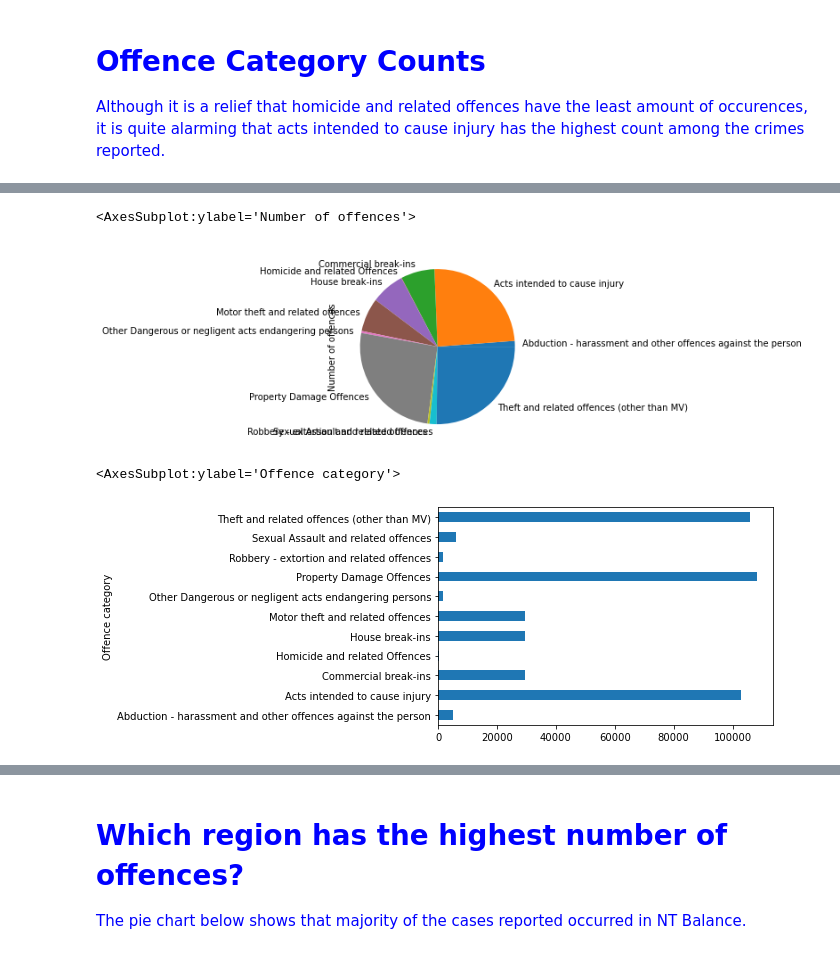
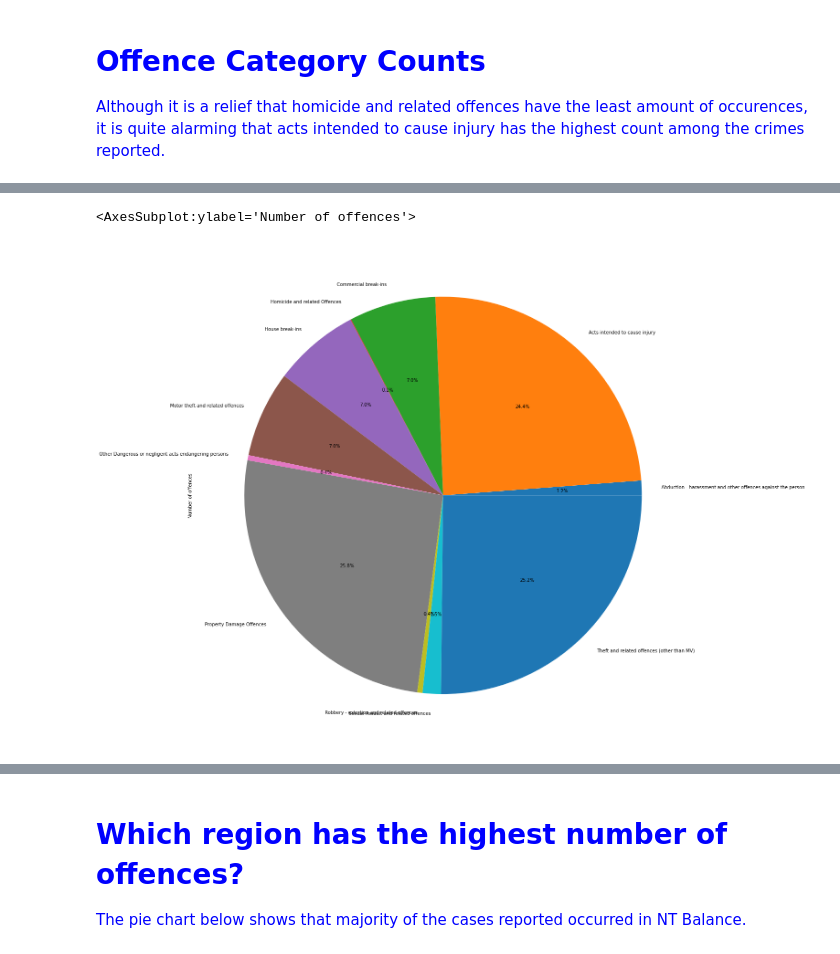
Before and after one commit to ShantiRoseCodes/solo_project, a Jupyter notebook: Domestic Violence.ipynb, the cells around one changed output, grey strips where cells are left out. Drawn from its saved outputs; the diff is of its cells as text; code cells hidden in the pictures.

```diff
--- a/Domestic Violence.ipynb
+++ b/Domestic Violence.ipynb
@@ -33,4 +33,6 @@ from IPython.display import Image, display, HTML
 import ipywidgets as widgets
 from ipywidgets import interact, interact_manual
 # %%
-dv_df = pd.read_csv('nt_crime_statistics_may_2022.csv')
+nt_df = pd.read_csv('nt_crime_statistics_may_2022.csv')
+# might use Southern Australia data for comparison
+sa_df = pd.read_csv('2013-14-data_sa_crime.csv')
@@ -137,5 +184,5 @@ Data columns (total 10 columns):
 dtypes: int64(3), object(7)
 memory usage: 3.4+ MB
 # %%
-dv_df = dv_df.drop('As At', axis = 1)
+nt_df = nt_df.drop('As At', axis = 1)
 # %%
@@ -152,10 +215,7 @@ Index(['Year', 'Month number', 'Offence category', 'Offence type',
 # %%
-dv_df.groupby('Offence category')['Number of offences'].sum().plot(kind = 'pie')
+nt_df.groupby('Offence category')['Number of offences'].sum().plot(kind = 'pie',
+                                                                   figsize=(30,20),
+                                                                   autopct='%1.1f%%')
 # %% [output]
 <AxesSubplot:ylabel='Number of offences'>
-[figure, old version]
+[figure, new version]
-# %%
-dv_df.groupby('Offence category')['Number of offences'].sum().plot(kind = 'barh')
-# %% [output]
-<AxesSubplot:ylabel='Offence category'>
-[figure, removed]
```
Also changed, not shown: parts of 65 cells of this notebook, 1 other file.
